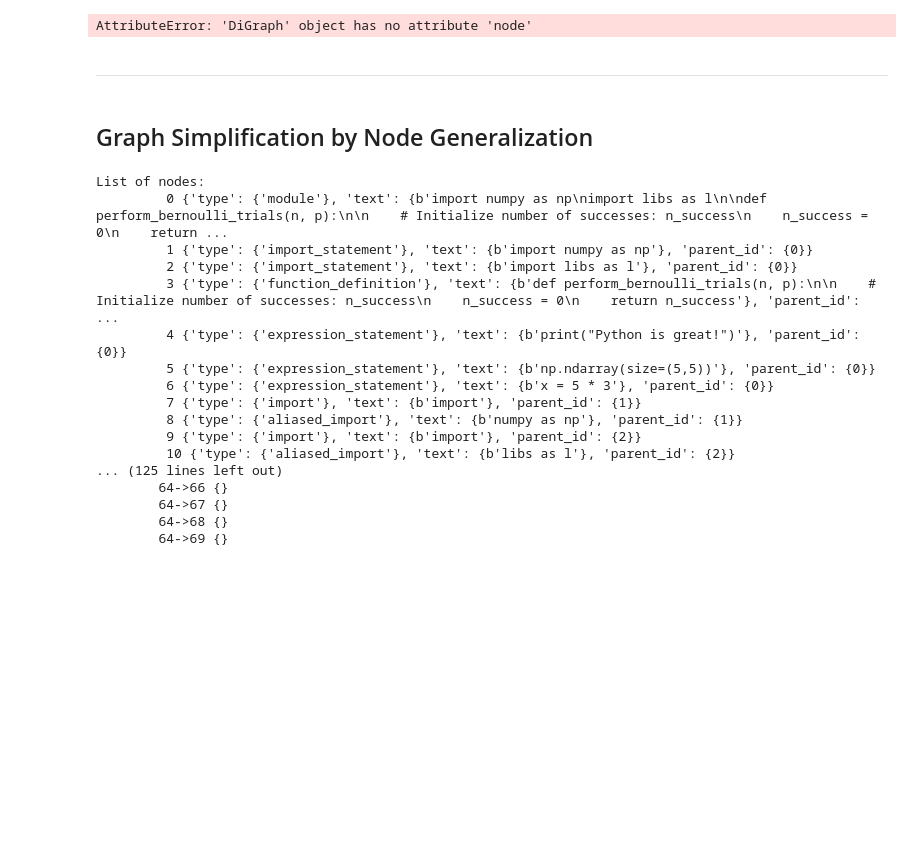
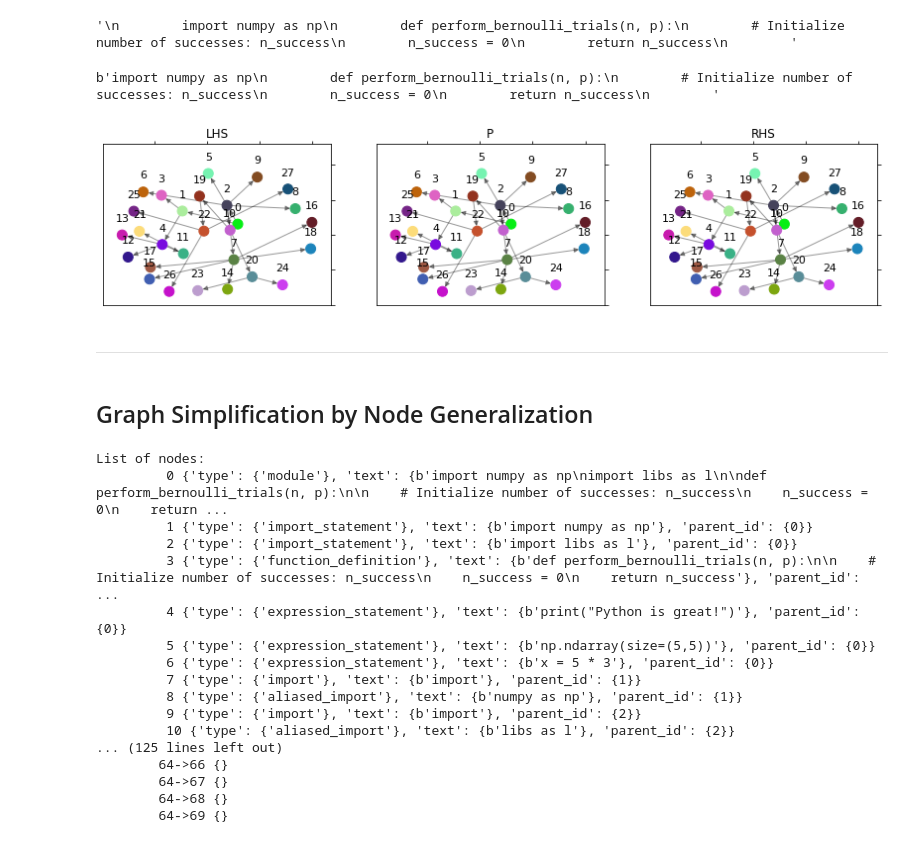
Before and after one commit to the-sea-ink/data-science-pipelines, a Jupyter notebook: testing_notebook.ipynb, the cells around one changed output. Cells and saved outputs as stored; diff of their text form; code cells hidden in the pictures; blank space fills up the shorter version.

```diff
--- a/testing_notebook.ipynb
+++ b/testing_notebook.ipynb
@@ -11,2 +27,6 @@ import parser_v2
 # %%
 code = Python.code_2
+# %%
+code
+# %% [output]
+'\n        import numpy as np\n        def perform_bernoulli_trials(n, p):\n        # Initialize number of successes: n_success\n        n_success = 0\n        return n_success\n        '
@@ -13,11 +36,15 @@ code = Python.code_2
+# %%
+parsed_ast.root_node.text
+# %% [output]
+b'import numpy as np\n        def perform_bernoulli_trials(n, p):\n        # Initialize number of successes: n_success\n        n_success = 0\n        return n_success\n        '
 # %%
 language = "python"
-parsed_ast = parser_v2.parse(language, code)
-G = gb.bfs_tree_traverser(parsed_ast)
+parsed_ast = parser_test.parse(language, code)
+G = graph_builder.bfs_tree_traverser(parsed_ast)
 rule = Rule.from_transform(G)
 plot_rule(rule)
 # %% [output]
-AttributeError: 'DiGraph' object has no attribute 'node'
+[figure, added]
 # %% [markdown]
 --------------------------------------
 # %% [markdown]
```
Also changed, not shown: parts of 3 cells of this notebook, 4 other files.
